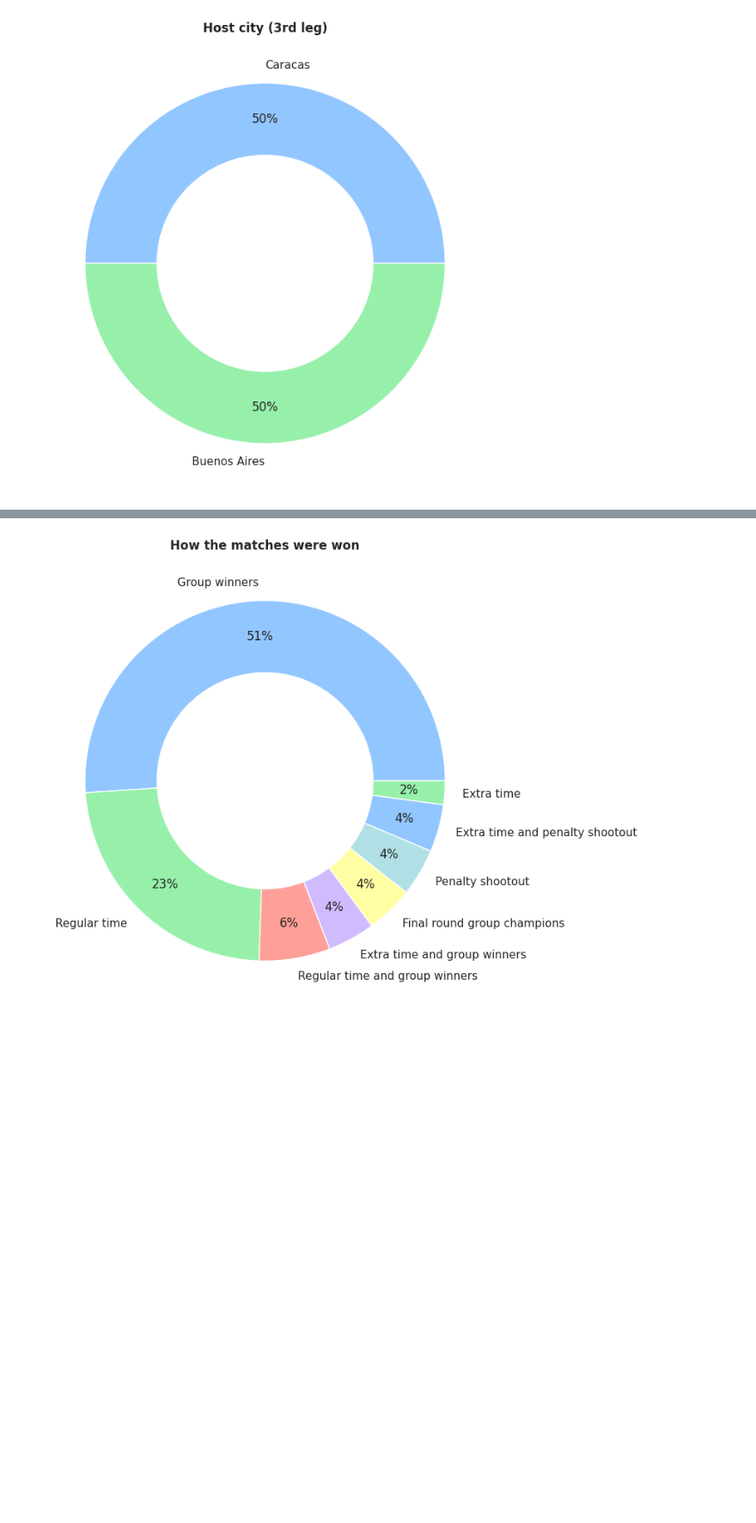
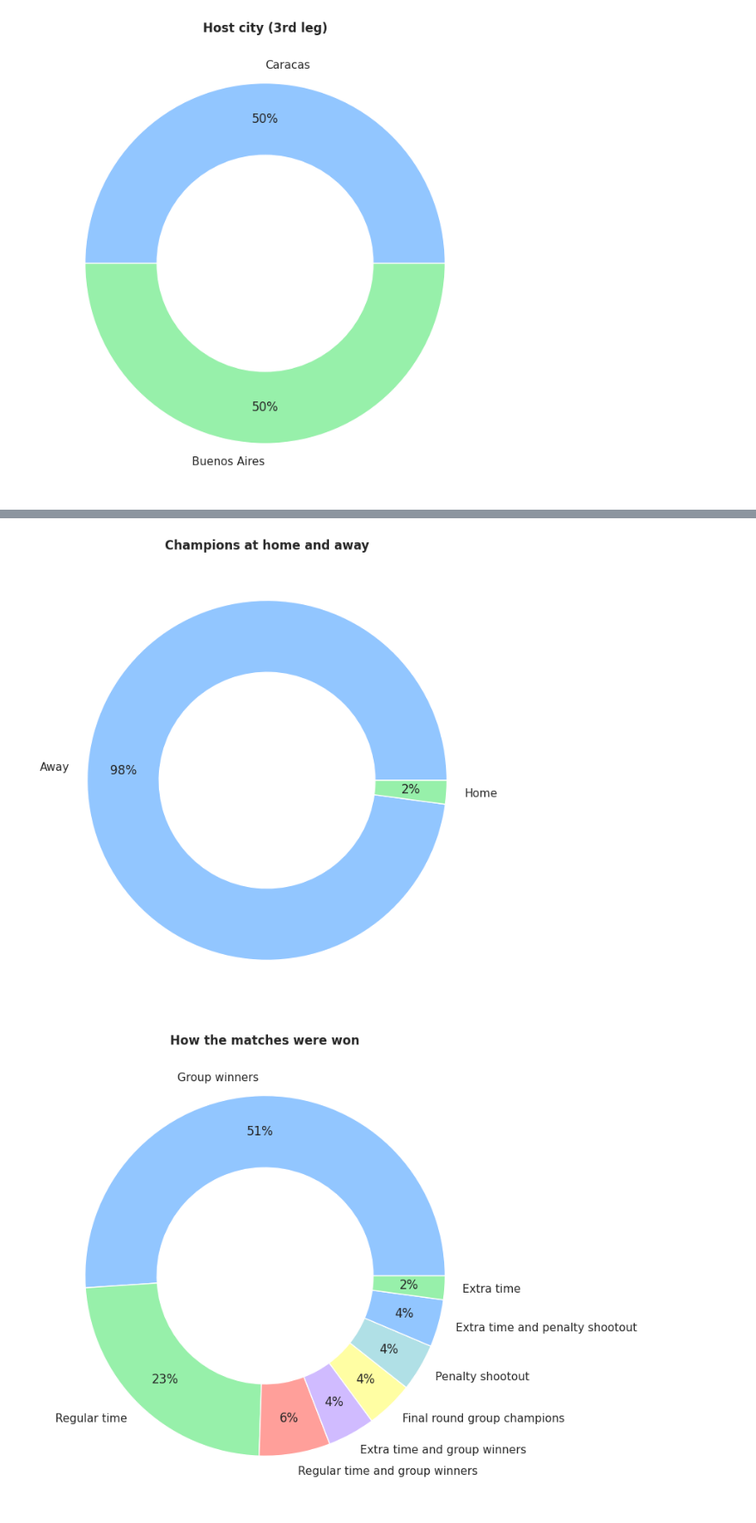
Before and after one commit to guilhermelaviola/SoccerCompetitionsStudy, a Jupyter notebook: CopaAmericaStudy.ipynb, the cells around one changed output, grey strips where cells are left out. Shown: that part at 86% size. Cells and saved outputs as stored; diff of their text form; code cells hidden in the pictures; blank space fills up the shorter version.

```diff
--- a/CopaAmericaStudy.ipynb
+++ b/CopaAmericaStudy.ipynb
@@ -120,3 +120,17 @@ plt.title('Host city (3rd leg)', fontweight = 'bold')
 plt.show()
 # %% [output]
 [figure]
+# %%
+# Checking if the club won Copa America at home or away:
+def champion_at_home(row):
+  winners_country = row['Winners']
+  host_country = row['Host country']
+  if winners_country == host_country:
+    result = 'Home'
+  else:
+    result = 'Away'
+  return result
+
+# Applying the function above on a column of the dataset and generating a new column as result:
+ca['Home champion?'] = ca.apply(champion_at_home, axis=1)
+ca.head()
@@ -123,3 +145,11 @@ plt.show()
+# %%
+# Displaying the clubs who were champions at home and away:
+ca['Home champion?'].value_counts().plot(kind = 'pie', autopct = '%.0f%%', figsize = (8, 8), wedgeprops = dict(width = 0.4), pctdistance = 0.8)
+plt.ylabel(None)
+plt.title('Champions at home and away', fontweight = 'bold')
+plt.show()
+# %% [output]
+[figure, added]
 # %%
 # Displaying the distribution of the way the matches were won:
 ca['How the match was won'].value_counts().plot(kind = 'pie', autopct = '%.0f%%', figsize = (8, 8), wedgeprops = dict(width = 0.4), pctdistance = 0.8)
```
Also changed, not shown: parts of 5 cells of this notebook.
